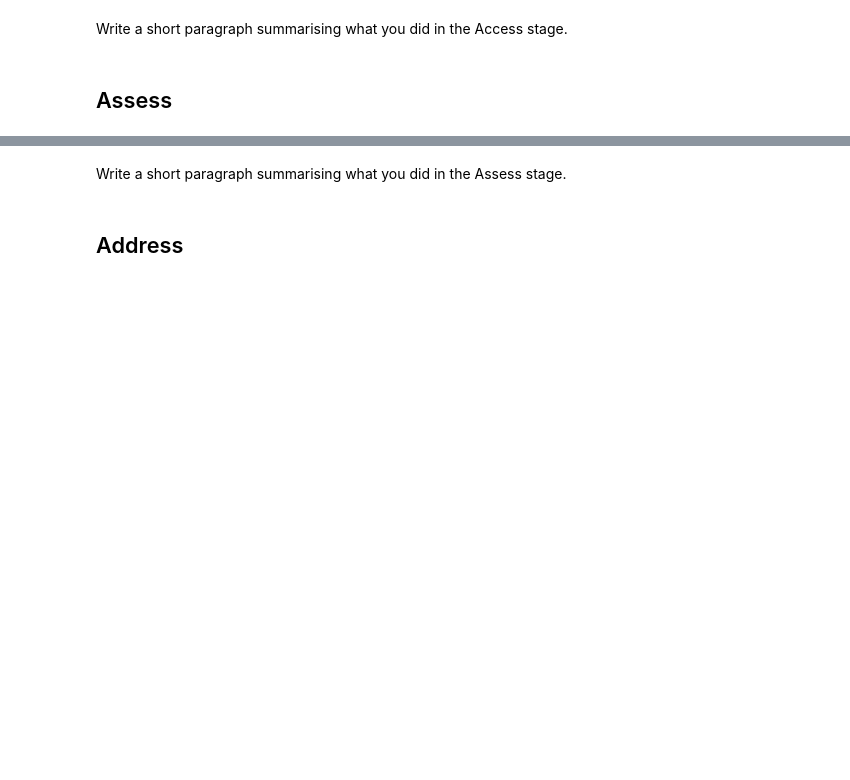
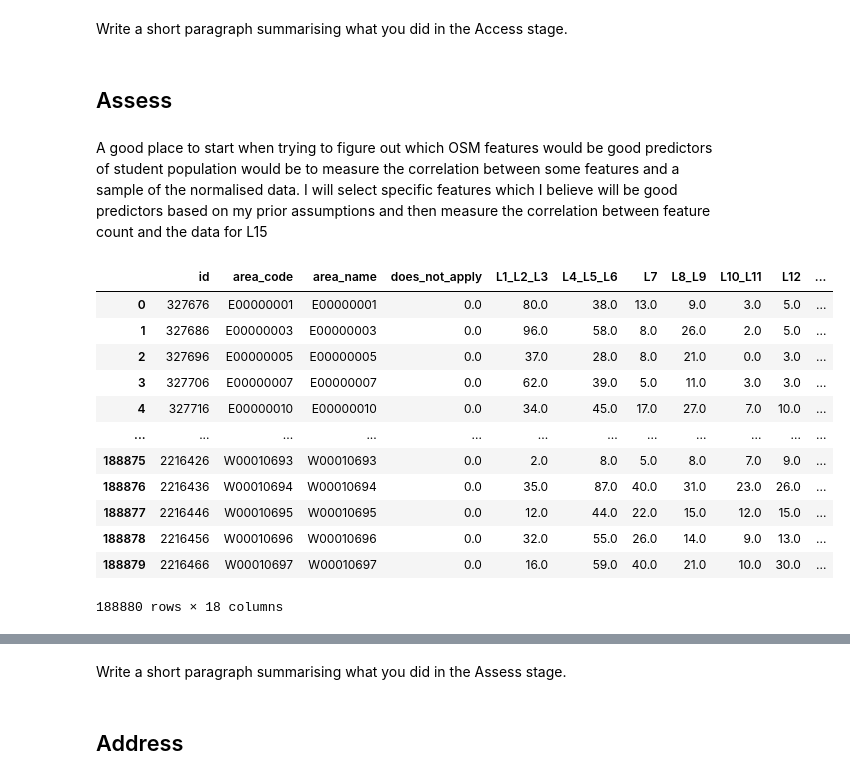
Before and after one commit to jr919cam/jr919_ads_2024, a Jupyter notebook: _notebooks/ads_course_assessment.ipynb, the cells around one changed output, grey strips where cells are left out. Cells and saved outputs as stored; diff of their text form; code cells hidden in the pictures; blank space fills up the shorter version.

Commit message:
PART 1 - add norm l15 values in assess

```diff
--- a/_notebooks/ads_course_assessment.ipynb
+++ b/_notebooks/ads_course_assessment.ipynb
@@ -499,3 +500,5 @@ select * from grouped_qualification_and_coordinate_data limit 7;
 Write a short paragraph summarising what you did in the Access stage.
 # %% [markdown]
 ## Assess
+# %% [markdown]
+A good place to start when trying to figure out which OSM features would be good predictors of student population would be to measure the correlation between some features and a sample of the normalised data. I will select specific features which I believe will be good predictors based on my prior assumptions and then measure the correlation between feature count and the data for L15
@@ -501,0 +521,17 @@ Write a short paragraph summarising what you did in the Access stage.
+# %%
+grouped_ns_sec_and_coordinate_df = fynesse.assess.get_df_from_sql("grouped_ns_sec_and_coordinate_data", username, password, url)
+grouped_ns_sec_and_coordinate_df
+# %% [output]
+|  | id | area_code | area_name | does_not_apply | L1_L2_L3 | L4_L5_L6 | L7 | L8_L9 | L10_L11 | L12 | ... |
+| 0 | 327676 | E00000001 | E00000001 | 0.0 | 80.0 | 38.0 | 13.0 | 9.0 | 3.0 | 5.0 | ... |
+| 1 | 327686 | E00000003 | E00000003 | 0.0 | 96.0 | 58.0 | 8.0 | 26.0 | 2.0 | 5.0 | ... |
+| 2 | 327696 | E00000005 | E00000005 | 0.0 | 37.0 | 28.0 | 8.0 | 21.0 | 0.0 | 3.0 | ... |
+| 3 | 327706 | E00000007 | E00000007 | 0.0 | 62.0 | 39.0 | 5.0 | 11.0 | 3.0 | 3.0 | ... |
+| 4 | 327716 | E00000010 | E00000010 | 0.0 | 34.0 | 45.0 | 17.0 | 27.0 | 7.0 | 10.0 | ... |
+| ... | ... | ... | ... | ... | ... | ... | ... | ... | ... | ... | ... |
+| 188875 | 2216426 | W00010693 | W00010693 | 0.0 | 2.0 | 8.0 | 5.0 | 8.0 | 7.0 | 9.0 | ... |
+| 188876 | 2216436 | W00010694 | W00010694 | 0.0 | 35.0 | 87.0 | 40.0 | 31.0 | 23.0 | 26.0 | ... |
+| 188877 | 2216446 | W00010695 | W00010695 | 0.0 | 12.0 | 44.0 | 22.0 | 15.0 | 12.0 | 15.0 | ... |
+| 188878 | 2216456 | W00010696 | W00010696 | 0.0 | 32.0 | 55.0 | 26.0 | 14.0 | 9.0 | 13.0 | ... |
+| 188879 | 2216466 | W00010697 | W00010697 | 0.0 | 16.0 | 59.0 | 40.0 | 21.0 | 10.0 | 30.0 | ... |
+188880 rows × 18 columns
```
Also changed, not shown: parts of 6 cells of this notebook.
